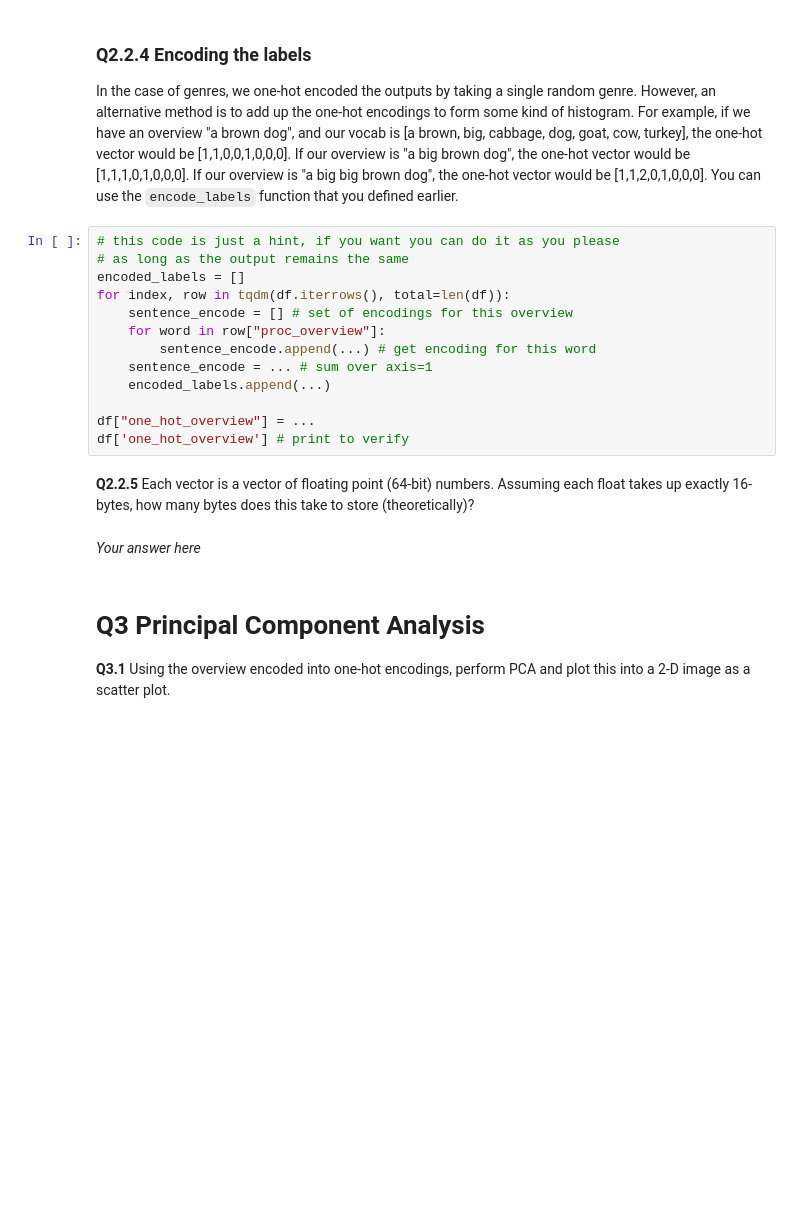
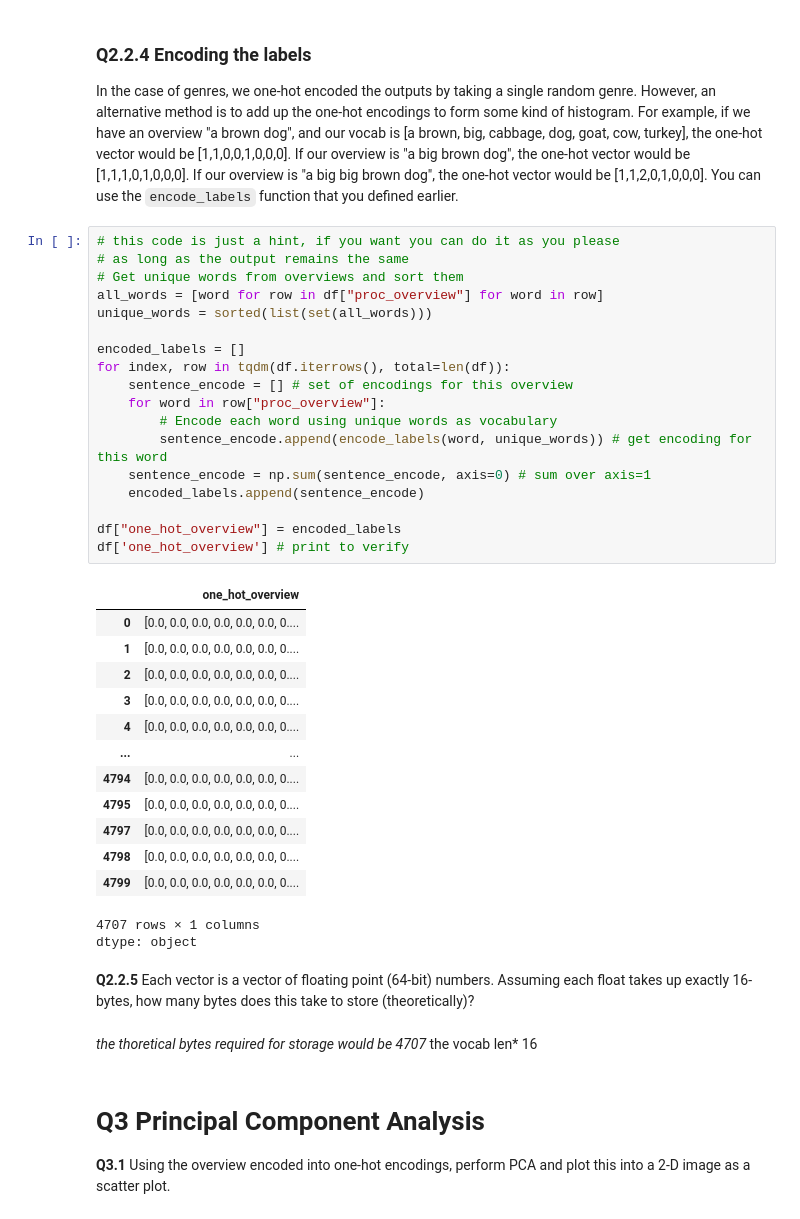
Before and after one commit to kamillaknudsen/tmdl, a Jupyter notebook: Assignment_3.ipynb, the cells around one changed output. Drawn from its saved outputs; the diff is of its cells as text; blank space fills up the shorter version.

```diff
--- a/Assignment_3.ipynb
+++ b/Assignment_3.ipynb
@@ -236,20 +244,40 @@ In the case of genres, we one-hot encoded the outputs by taking a single random
 # %%
 # this code is just a hint, if you want you can do it as you please
 # as long as the output remains the same
+# Get unique words from overviews and sort them
+all_words = [word for row in df["proc_overview"] for word in row]
+unique_words = sorted(list(set(all_words)))
+
 encoded_labels = []
 for index, row in tqdm(df.iterrows(), total=len(df)):
     sentence_encode = [] # set of encodings for this overview
     for word in row["proc_overview"]:
-        sentence_encode.append(...) # get encoding for this word
-    sentence_encode = ... # sum over axis=1
-    encoded_labels.append(...)
+        # Encode each word using unique words as vocabulary
+        sentence_encode.append(encode_labels(word, unique_words)) # get encoding for this word
+    sentence_encode = np.sum(sentence_encode, axis=0) # sum over axis=1
+    encoded_labels.append(sentence_encode)
 
-df["one_hot_overview"] = ...
+df["one_hot_overview"] = encoded_labels
 df['one_hot_overview'] # print to verify
+# %% [output]
+|  | one_hot_overview |
+| 0 | [0.0, 0.0, 0.0, 0.0, 0.0, 0.0, 0.... |
+| 1 | [0.0, 0.0, 0.0, 0.0, 0.0, 0.0, 0.... |
+| 2 | [0.0, 0.0, 0.0, 0.0, 0.0, 0.0, 0.... |
+| 3 | [0.0, 0.0, 0.0, 0.0, 0.0, 0.0, 0.... |
+| 4 | [0.0, 0.0, 0.0, 0.0, 0.0, 0.0, 0.... |
+| ... | ... |
+| 4794 | [0.0, 0.0, 0.0, 0.0, 0.0, 0.0, 0.... |
+| 4795 | [0.0, 0.0, 0.0, 0.0, 0.0, 0.0, 0.... |
+| 4797 | [0.0, 0.0, 0.0, 0.0, 0.0, 0.0, 0.... |
+| 4798 | [0.0, 0.0, 0.0, 0.0, 0.0, 0.0, 0.... |
+| 4799 | [0.0, 0.0, 0.0, 0.0, 0.0, 0.0, 0.... |
+4707 rows × 1 columns
+dtype: object
 # %% [markdown]
 **Q2.2.5** Each vector is a vector of floating point (64-bit) numbers. Assuming each float takes up exactly 16-bytes, how many bytes does this take to store (theoretically)?
-# %% [markdown]
-*Your answer here*
+# %% [markdown]
+*the thoretical bytes required for storage would be 4707* the vocab len* 16
 # %% [markdown]
 # Q3 Principal Component Analysis
 
```
Also changed, not shown: parts of 6 cells of this notebook.
